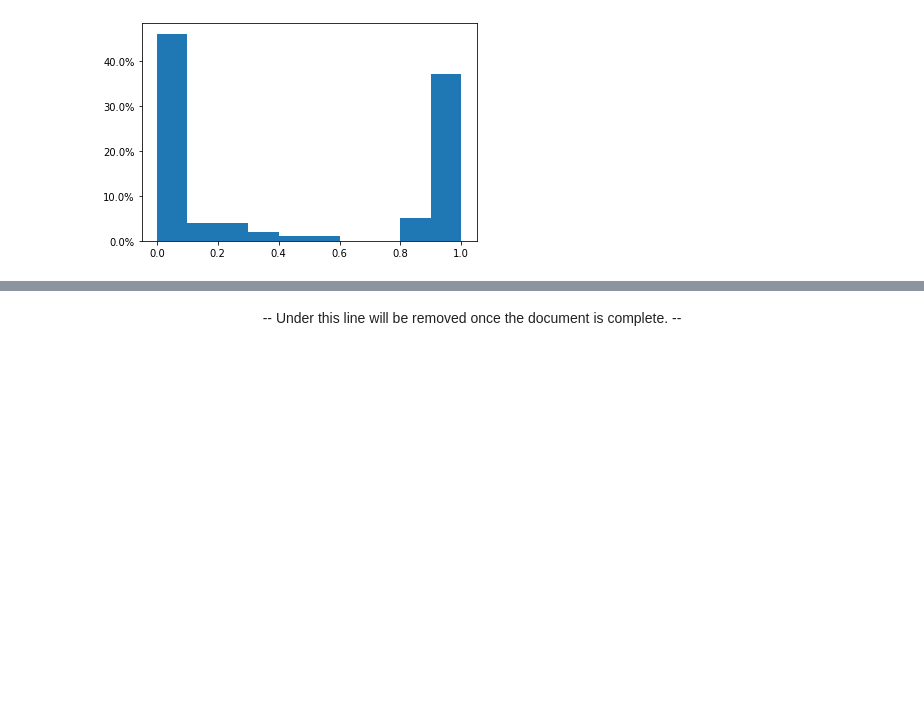
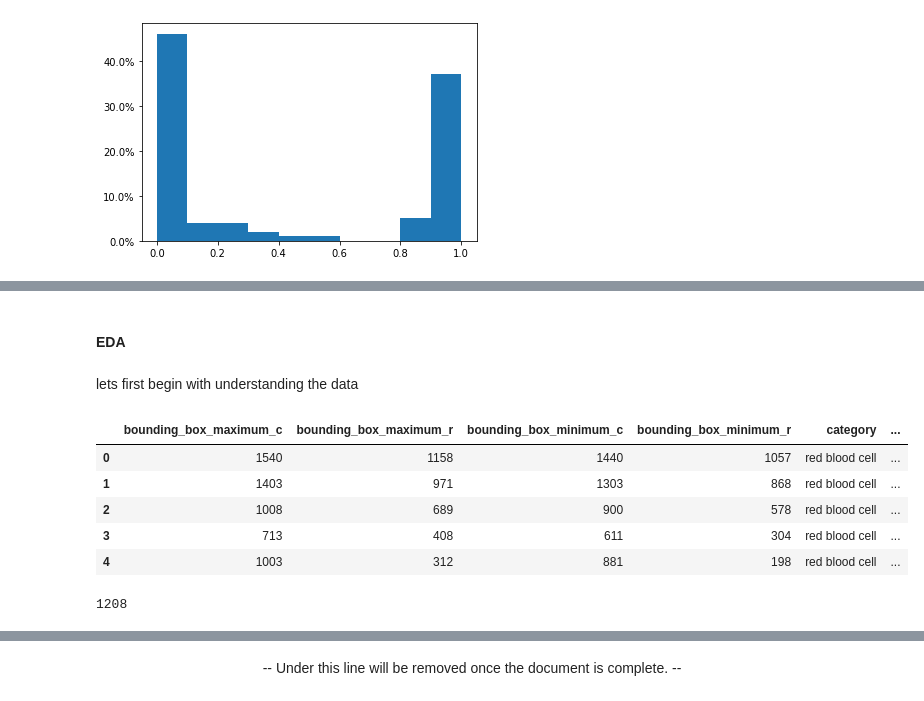
Before and after one commit to fensterheim/OpenUDataScienceProj, a Jupyter notebook: Project/proposal/Project Proposal.ipynb, the cells around one changed output, grey strips where cells are left out. Cells and saved outputs as stored; diff of their text form; code cells hidden in the pictures; blank space fills up the shorter version.

Commit message:
adding first simple EDA

```diff
--- a/Project/proposal/Project Proposal.ipynb
+++ b/Project/proposal/Project Proposal.ipynb
@@ -163,0 +163,4 @@ TBD
+# %% [markdown]
+#### EDA
+# %% [markdown]
+lets first begin with understanding the data
@@ -163,0 +190,16 @@ TBD
+# %%
+training_data = json_normalize(test_data_json,
+                                  record_path=['objects'],
+                                  meta=[['image', 'pathname']], sep='_')
+training_data.head()
+# %% [output]
+|  | bounding_box_maximum_c | bounding_box_maximum_r | bounding_box_minimum_c | bounding_box_minimum_r | category | ... |
+| 0 | 1540 | 1158 | 1440 | 1057 | red blood cell | ... |
+| 1 | 1403 | 971 | 1303 | 868 | red blood cell | ... |
+| 2 | 1008 | 689 | 900 | 578 | red blood cell | ... |
+| 3 | 713 | 408 | 611 | 304 | red blood cell | ... |
+| 4 | 1003 | 312 | 881 | 198 | red blood cell | ... |
+# %%
+training_data['image_pathname'].nunique()
+# %% [output]
+1208
```
Also changed, not shown: parts of 7 cells of this notebook.
